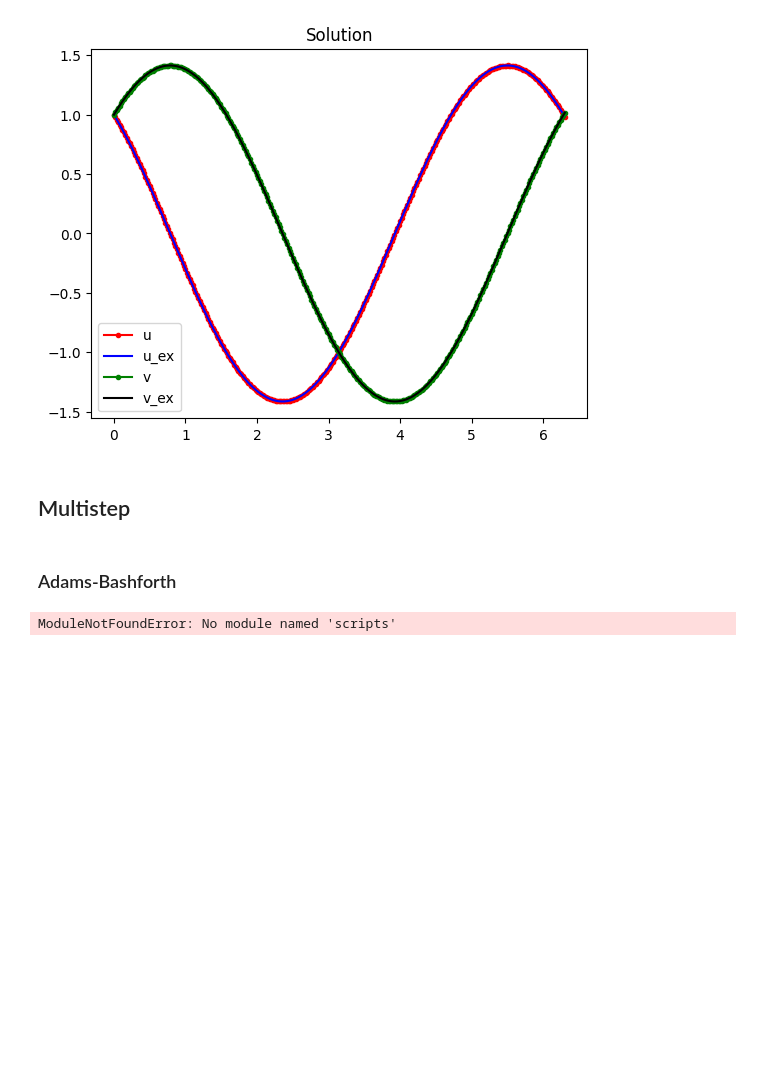
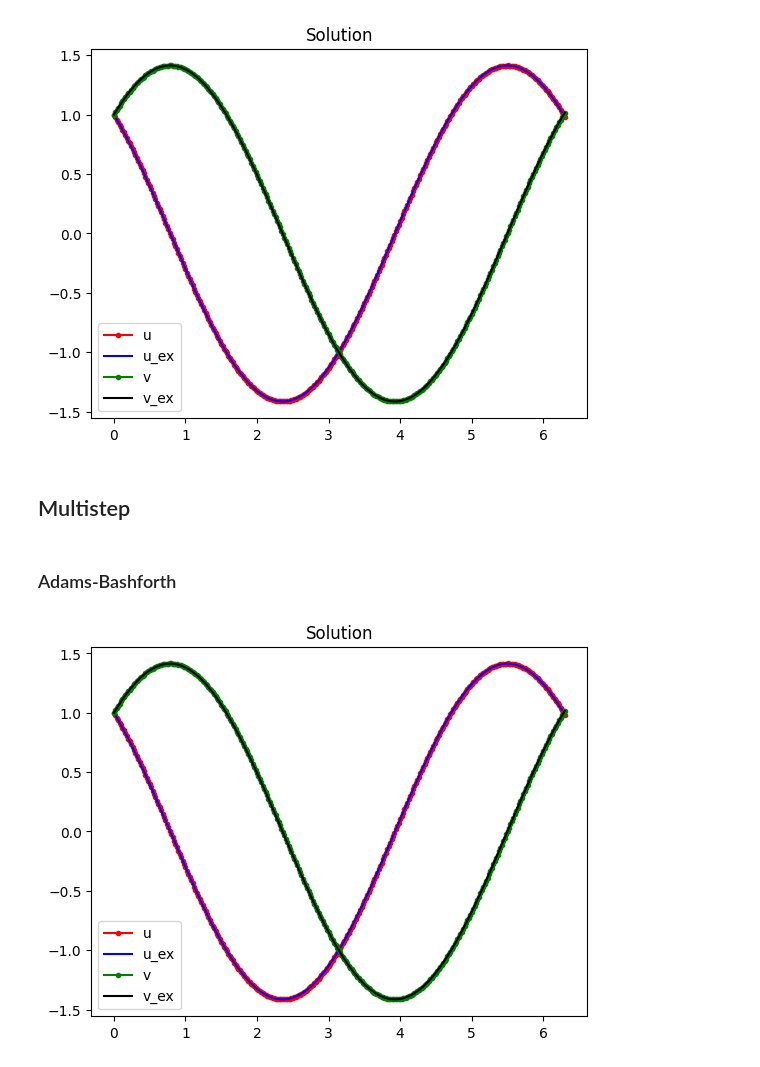
Before and after one commit to ibismanu/PACSproject_LED, a Jupyter notebook: examples/particles.ipynb, the cells around one changed output. Drawn from its saved outputs; the diff is of its cells as text; code cells hidden in the pictures; blank space fills up the shorter version.

```diff
--- a/examples/particles.ipynb
+++ b/examples/particles.ipynb
@@ -179,19 +187,19 @@ plt.show()
 # %%
 from scripts.particle.multistep import AdamsBashforth
 
 prms = SolverParams.get_from_file(
-    filedir="../utils/parameters_files/parameters_multistep.txt"
+    filedir="../scripts/utils/parameters_files/parameters_multistep.txt"
 )
 MS = AdamsBashforth(prms, f)
 
 MS.generate()
 
 plt.plot(MS.t, MS.u[0, :], "r.-")
 plt.plot(MS.t, u_ex(MS.t), "b-")
 plt.plot(MS.t, MS.u[1, :], "g.-")
 plt.plot(MS.t, v_ex(MS.t), "k-")
 plt.title("Solution")
 plt.legend(["u", "u_ex", "v", "v_ex"])
 plt.show()
 # %% [output]
-ModuleNotFoundError: No module named 'scripts'
+[figure, added]
```
Also changed, not shown: parts of 5 cells of this notebook, 2 other files.
